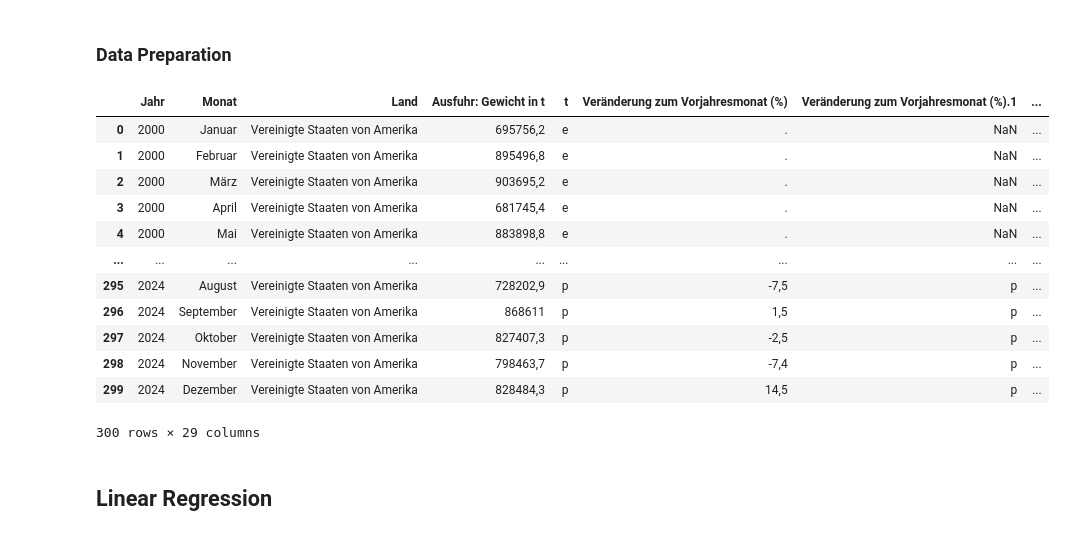
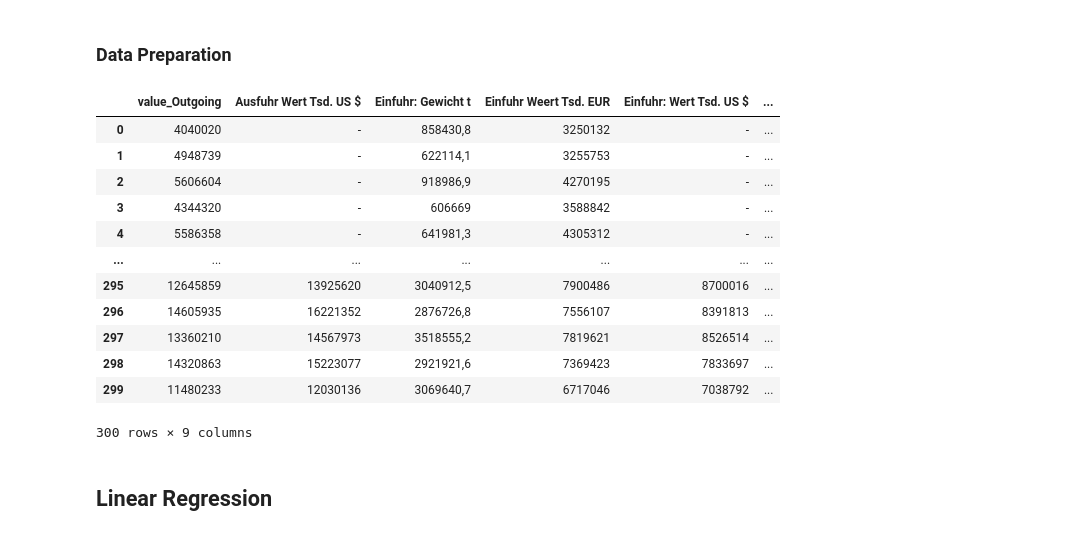
Before and after one commit to eliaspfe/BI_Vorlesung, a Jupyter notebook: Forecasting_Exports.ipynb, the cells around one changed output. Saved outputs shown, nothing was run; the diff lists cells and outputs as text; code cells hidden in the pictures.

Commit message:
Kausalvariablen

```diff
--- a/Forecasting_Exports.ipynb
+++ b/Forecasting_Exports.ipynb
@@ -10,4 +10,5 @@ from sklearn.linear_model import LinearRegression
 
 
 df = pd.read_csv('data/Handel.csv', sep=';',)
-df
+df_exchange = pd.read_csv('data/exchange.csv', sep=',')
+df_BIP = pd.read_csv('data/BIP_DE.csv', sep=';')
@@ -30,34 +17,69 @@ df
 # %%
 # Map German month names to their respective numbers
 month_mapping = {
     'Januar': 1, 'Februar': 2, 'März': 3, 'April': 4, 'Mai': 5, 'Juni': 6,
     'Juli': 7, 'August': 8, 'September': 9, 'Oktober': 10, 'November': 11, 'Dezember': 12
 }
 
 # Add a new column 'Date' by combining 'Jahr' and 'Monat'
 df['Date'] = pd.to_datetime(df['Jahr'].astype(str) + '-' + df['Monat'].map(month_mapping).astype(str) + '-01')
 
 # Rename columns for clarity
 df.rename(columns={'Ausfuhr: Wert Tsd. EUR': 'value_Outgoing'}, inplace=True)
 
 #Delete unnecessary columns
+df.drop(columns=['Jahr', 'Monat', 'Land', 'Ausfuhr: Gewicht in t', 't', 'Veränderung zum Vorjahresmonat (%)', 'Veränderung zum Vorjahresmonat (%).1', 'Veränderung zum Vorjahresmonat (%).2', 'Veränderung zum Vorjahresmonat (%).3', 'Veränderung zum Vorjahresmonat (%).4', 'Veränderung zum Vorjahresmonat (%).5', 'Veränderung zum Vorjahresmonat (%).6', 'Veränderung zum Vorjahresmonat (%).7', 'Veränderung zum Vorjahresmonat (%).8', 'Veränderung zum Vorjahresmonat (%).9', 'Veränderung zum Vorjahresmonat (%).10', 'Veränderung zum Vorjahresmonat (%).11', 'Tsd. EUR','Tsd. EUR.1', 'Tsd. US $', 'Tsd. US $.1', 't.1'], inplace=True)
+
+# Kausalvariable Exchange Rate
+df_exchange['Period\\Unit:'] = pd.to_datetime(df_exchange['Period\\Unit:'])
+df_exchange['[US dollar ]'] = pd.to_numeric(df_exchange['[US dollar ]'], errors='coerce')
+df_exchange['YearMonth'] = df_exchange['Period\\Unit:'].dt.to_period('M').dt.to_timestamp()
+monthly_avg = df_exchange.groupby('YearMonth', as_index=False)['[US dollar ]'].mean()
+monthly_avg.rename(columns={'[US dollar ]': 'Monthly_Avg_Exchange_Rate'}, inplace=True)
+df['Date'] = pd.to_datetime(df['Date'])
+df['YearMonth'] = df['Date'].dt.to_period('M').dt.to_timestamp()
+df = pd.merge(df, monthly_avg, on='YearMonth', how='left')
+df.drop(columns=['YearMonth'], inplace=True)
+
+# Kausalvariable BIP
+# Expand df_BIP to have 12 rows per year
+df_BIP_expanded = pd.DataFrame({
+    'Date': pd.date_range(start=f"{df_BIP['Jahr'].min()}-01-01",
+                          end=f"{df_BIP['Jahr'].max()}-12-31",
+                          freq='MS')
+})
+df_BIP_expanded['Jahr'] = df_BIP_expanded['Date'].dt.year
+df_BIP = pd.merge(df_BIP_expanded, df_BIP, on='Jahr', how='left')
+# Convert the column to numeric, handling non-numeric values
+
+
+# Merge the column into df
+df = pd.merge(
+    df,
+    df_BIP[['Date', 'nachr.: Bruttoinlandsprodukt (Veränderung in %)']],
+    on='Date',
+    how='left'
+)
+df.rename(columns={'nachr.: Bruttoinlandsprodukt (Veränderung in %)': 'BIP_change'}, inplace=True)
 
 df['Monate_seit_start'] = (df['Date'].dt.year - df['Date'].dt.year.min()) * 12 + df['Date'].dt.month - df['Date'].dt.month.min()
+
+
 df
 # %% [output]
-|  | Jahr | Monat | Land | Ausfuhr: Gewicht in t | t | Veränderung zum Vorjahresmonat (%) | Veränderung zum Vorjahresmonat (%).1 | ... |
-| 0 | 2000 | Januar | Vereinigte Staaten von Amerika | 695756,2 | e | . | NaN | ... |
-| 1 | 2000 | Februar | Vereinigte Staaten von Amerika | 895496,8 | e | . | NaN | ... |
-| 2 | 2000 | März | Vereinigte Staaten von Amerika | 903695,2 | e | . | NaN | ... |
-| 3 | 2000 | April | Vereinigte Staaten von Amerika | 681745,4 | e | . | NaN | ... |
-| 4 | 2000 | Mai | Vereinigte Staaten von Amerika | 883898,8 | e | . | NaN | ... |
-| ... | ... | ... | ... | ... | ... | ... | ... | ... |
-| 295 | 2024 | August | Vereinigte Staaten von Amerika | 728202,9 | p | -7,5 | p | ... |
-| 296 | 2024 | September | Vereinigte Staaten von Amerika | 868611 | p | 1,5 | p | ... |
-| 297 | 2024 | Oktober | Vereinigte Staaten von Amerika | 827407,3 | p | -2,5 | p | ... |
-| 298 | 2024 | November | Vereinigte Staaten von Amerika | 798463,7 | p | -7,4 | p | ... |
-| 299 | 2024 | Dezember | Vereinigte Staaten von Amerika | 828484,3 | p | 14,5 | p | ... |
+|  | value_Outgoing | Ausfuhr Wert Tsd. US $ | Einfuhr: Gewicht t | Einfuhr Weert Tsd. EUR | Einfuhr: Wert Tsd. US $ | ... |
+| 0 | 4040020 | - | 858430,8 | 3250132 | - | ... |
+| 1 | 4948739 | - | 622114,1 | 3255753 | - | ... |
+| 2 | 5606604 | - | 918986,9 | 4270195 | - | ... |
+| 3 | 4344320 | - | 606669 | 3588842 | - | ... |
+| 4 | 5586358 | - | 641981,3 | 4305312 | - | ... |
+| ... | ... | ... | ... | ... | ... | ... |
+| 295 | 12645859 | 13925620 | 3040912,5 | 7900486 | 8700016 | ... |
+| 296 | 14605935 | 16221352 | 2876726,8 | 7556107 | 8391813 | ... |
+| 297 | 13360210 | 14567973 | 3518555,2 | 7819621 | 8526514 | ... |
+| 298 | 14320863 | 15223077 | 2921921,6 | 7369423 | 7833697 | ... |
+| 299 | 11480233 | 12030136 | 3069640,7 | 6717046 | 7038792 | ... |
-300 rows × 29 columns
+300 rows × 9 columns
 # %% [markdown]
 ## Linear Regression
 # %% [markdown]
```
Also changed, not shown: parts of 6 cells of this notebook, 4 other files.
